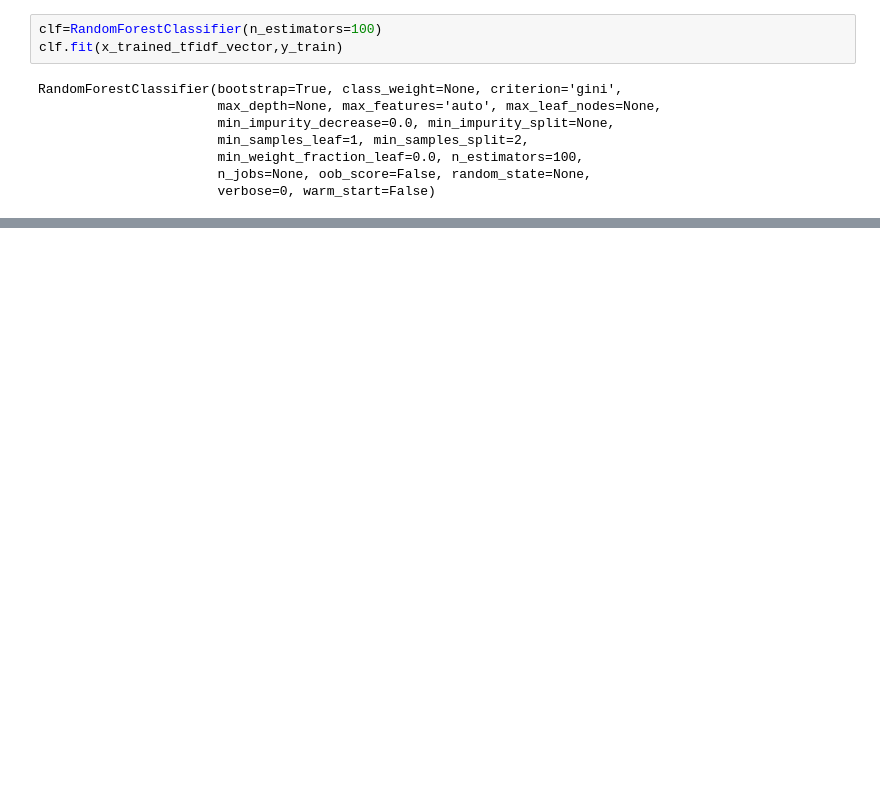
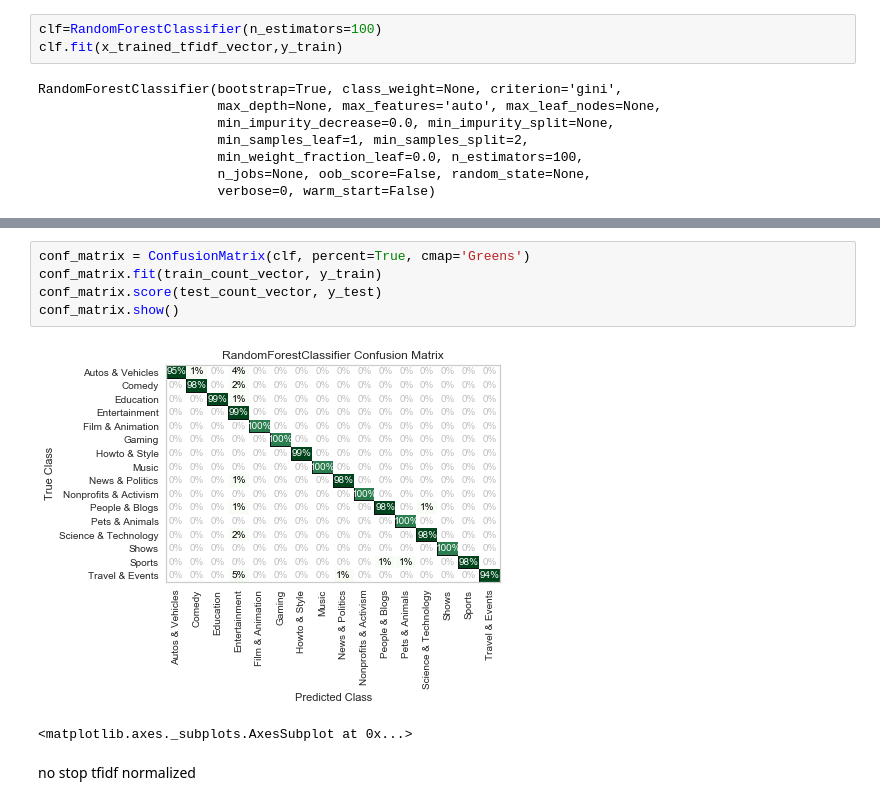
Before and after one commit to loc-vu/yt-trends, a Jupyter notebook: Arbitrary Jungle Model.ipynb, the cells around one changed output, grey strips where cells are left out. Drawn from its saved outputs; the diff is of its cells as text; blank space fills up the shorter version.

```diff
--- a/Arbitrary Jungle Model.ipynb
+++ b/Arbitrary Jungle Model.ipynb
@@ -49,0 +98,10 @@ Accuracy: 0.9884004884004884
+# %%
+conf_matrix = ConfusionMatrix(clf, percent=True, cmap='Greens')
+conf_matrix.fit(train_count_vector, y_train)
+conf_matrix.score(test_count_vector, y_test)
+conf_matrix.show()
+# %% [output]
+[figure, added]
+<matplotlib.axes._subplots.AxesSubplot at 0x...>
+# %% [markdown]
+no stop tfidf normalized
```
Also changed, not shown: parts of 21 cells of this notebook, 5 other files.
